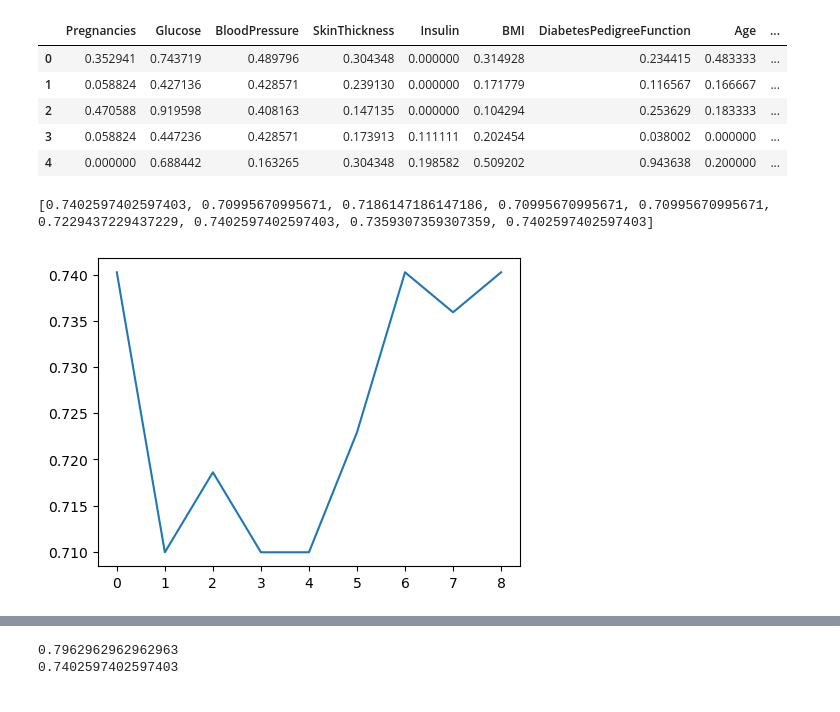
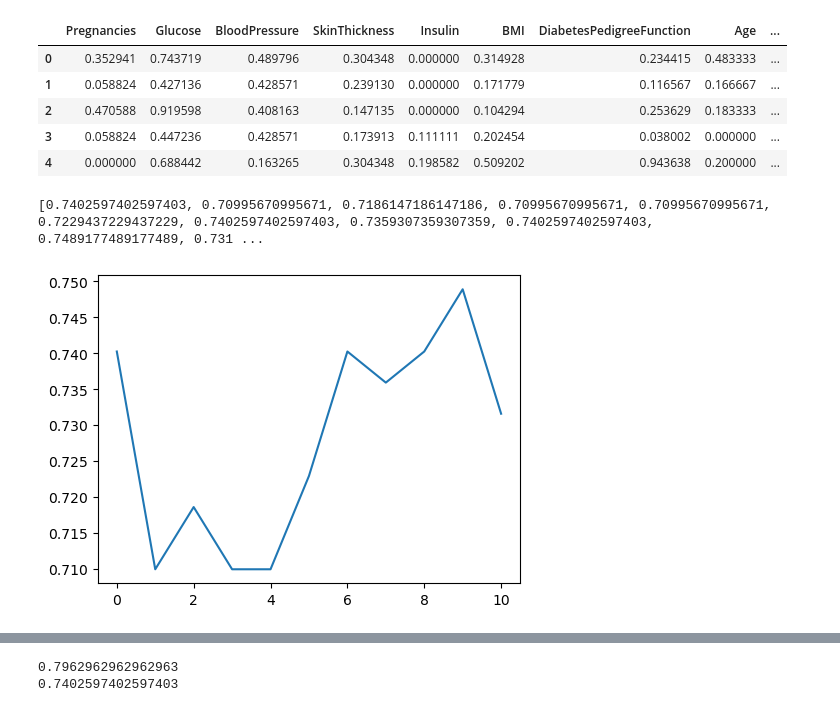
Before and after one commit to Rushclin/data-mining-project, a Jupyter notebook: notebooks/knn_model_training.ipynb, the cells around one changed output, grey strips where cells are left out. Saved outputs shown, nothing was run; the diff lists cells and outputs as text; code cells hidden in the pictures.

```diff
--- a/notebooks/knn_model_training.ipynb
+++ b/notebooks/knn_model_training.ipynb
@@ -122,23 +141,22 @@ X_train_reject,X_test_reject,y_train_reject,y_test_reject = train_test_split(X_r
 # %%
 #recherche de la meilleure valeur pour le parametre k
 #entrainement de l'algorithme
 #evaluation du score de chaque valeur de k
 test_scores = []
 
-for i in range(1,10):
-
+for i in range(1,12):
     knn = KNeighborsClassifier(i)
-    knn.fit(X_train_replace,y_train_replace)
-    test_scores.append(knn.score(X_test_replace,y_test_replace))
+    knn.fit(X_train_replace, y_train_replace)
+    test_scores.append(knn.score(X_test_replace, y_test_replace))
 
 print(test_scores)
 plt.figure(figsize=(12,4))
 plt.subplot(1,2,1)
 plt.plot(test_scores)
 plt.show()
 # %% [output]
-[0.7402597402597403, 0.70995670995671, 0.7186147186147186, 0.70995670995671, 0.70995670995671, 0.7229437229437229, 0.7402597402597403, 0.7359307359307359, 0.7402597402597403]
+[0.7402597402597403, 0.70995670995671, 0.7186147186147186, 0.70995670995671, 0.70995670995671, 0.7229437229437229, 0.7402597402597403, 0.7359307359307359, 0.7402597402597403, 0.7489177489177489, 0.731 ...
-[figure, old version]
+[figure, new version]
 # %%
 test_scores = []
 
```
Also changed, not shown: parts of 18 cells of this notebook, 1 other file.
